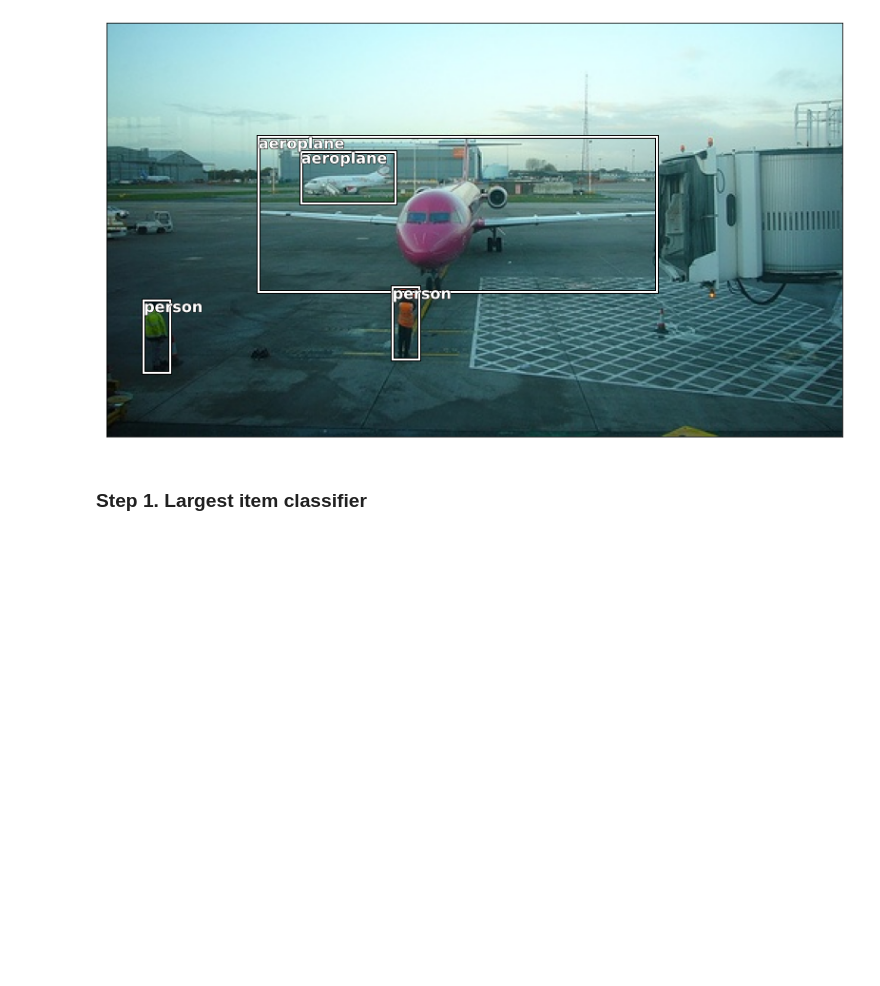
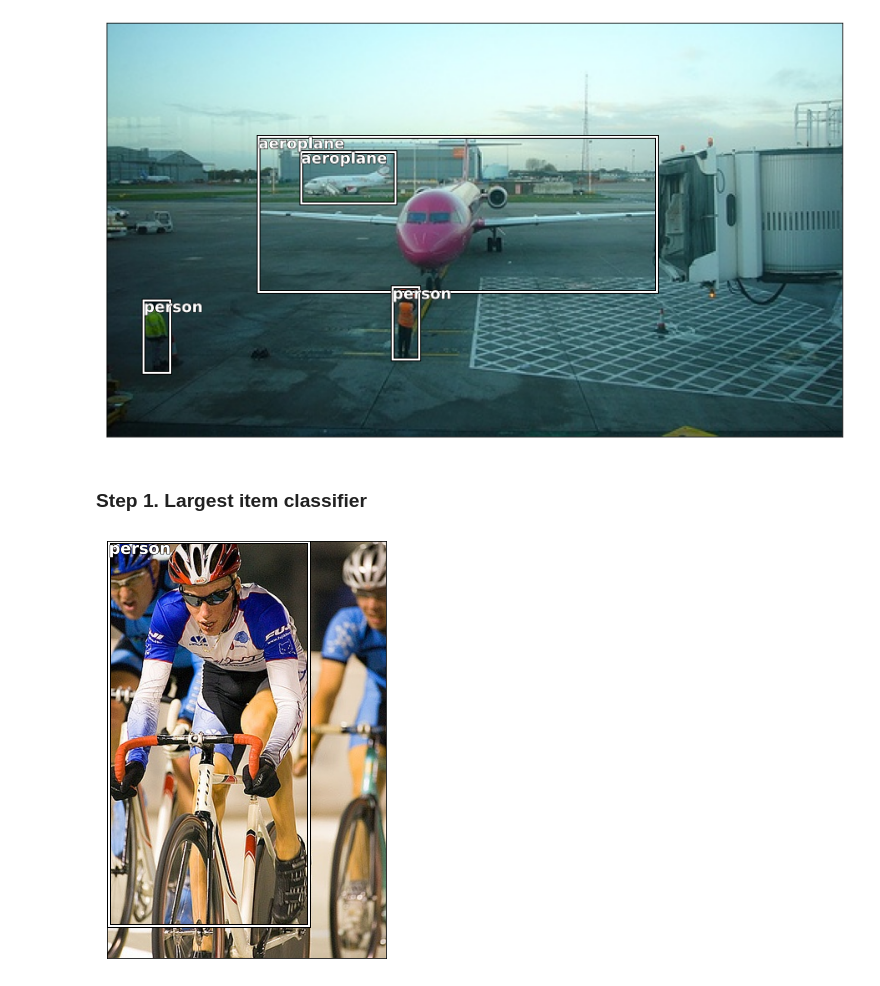
Before and after one commit to mtm-007/older_pytorch_installation, a Jupyter notebook: nb/object_detection_pacal.ipynb, the cells around one changed output. Saved outputs shown, nothing was run; the diff lists cells and outputs as text; code cells hidden in the pictures; blank space fills up the shorter version.

```diff
--- a/nb/object_detection_pacal.ipynb
+++ b/nb/object_detection_pacal.ipynb
@@ -68,8 +68,11 @@ FILENAME, ID, IMG_ID, CAT_ID,BBOX = 'file_name', 'id', 'image_id','category_id',
 cats = dict((o[ID], o['name']) for o in trn_j[CATEGORIES])
 trn_fns = dict((o[ID], o[FILENAME]) for o in trn_j[IMAGES])
 trn_ids = [o[ID] for o in trn_j[IMAGES]]
+# %%
+JPEGS= '../data/pascal_2007/train'
 # %%
 IMG_PATH = Path('../data/pascal_2007/train')
+IMG_PATH = Path(JPEGS)
 list(IMG_PATH.iterdir())[:5]
 # %% [output]
 [PosixPath('../data/pascal_2007/train/002470.jpg'),
@@ -166,3 +169,18 @@ draw_idx(32)
 [figure]
 # %% [markdown]
 ### Step 1. Largest item classifier
+# %%
+def get_lrg(b):
+    if not b: raise Exception()
+    b = sorted(b, key=lambda x: np.product(x[0][-2:]-x[0][:2]), reverse=True)
+    return b[0]
+# %%
+trn_lrg_anno = {a: get_lrg(b) for a, b in trn_anno.items()}
+# %%
+b,c = trn_lrg_anno[23]
+b = bb_hw(b)
+ax = show_img(open_image(IMG_PATH/trn_fns[23]), figsize=(5,10))
+draw_rect(ax, b)
+draw_text(ax, b[:2], cats[c], sz=16)
+# %% [output]
+[figure, added]
```
Also changed, not shown: parts of 5 cells of this notebook.
